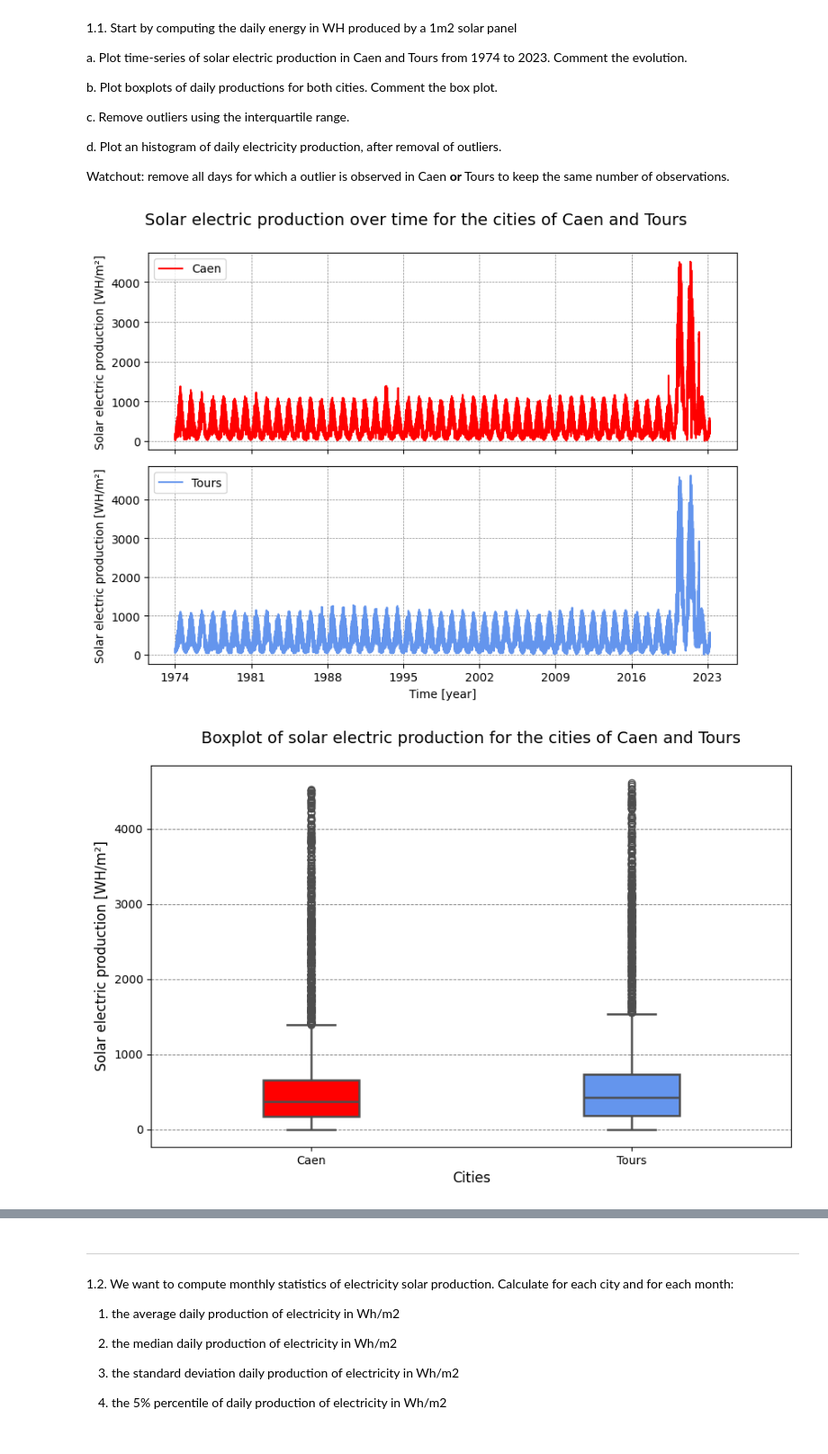
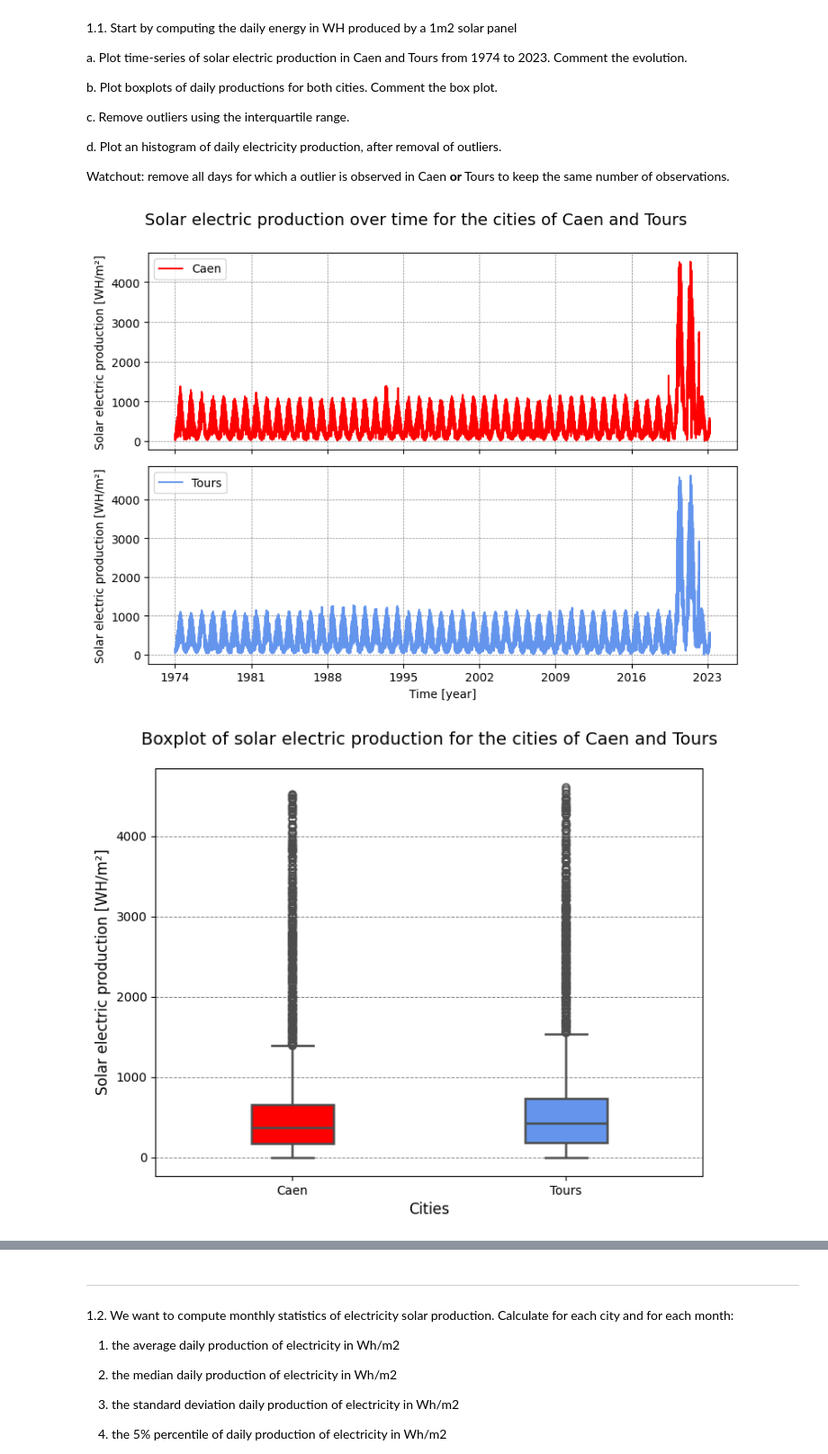
Before and after one commit to Mathis003/LEPL1109-Hackathons, a Jupyter notebook: Hackathon1.ipynb, the cells around one changed output, grey strips where cells are left out. Shown at 90% size. Cells and saved outputs as stored; diff of their text form; code cells hidden in the pictures.

```diff
--- a/Hackathon1.ipynb
+++ b/Hackathon1.ipynb
@@ -79,7 +79,7 @@ from matplotlib.dates import YearLocator, DateFormatter
 from matplotlib.lines import Line2D
 from matplotlib import pyplot as plt
 from IPython.display import HTML
-from scipy.stats import gamma, norm, f, t, wilcoxon, linregress
+import scipy.stats as sc
 import numpy as np
 import pandas as pd
 import seaborn as sns
@@ -114,7 +114,7 @@ def plot_prod(df):
 
 def plot_hist_prod(df):
 
-    _, (ax1, ax2) = plt.subplots(2, 1, figsize=(10, 8), sharex=True)
+    _, (ax1, ax2) = plt.subplots(2, 1, figsize=(8, 6), sharex=True)
 
     ax1.hist(df['Caen'], bins=35, density=True, alpha=0.8, color=RED, label='Caen')
     ax1.set_ylabel('Probability', fontsize=12)
@@ -129,7 +129,7 @@ def plot_hist_prod(df):
     for ax in (ax1, ax2):
         ax.grid('x', color='gray', linestyle='--', linewidth=0.5)
 
-    plt.suptitle("Solar electric production over time (without outliers) for the cities of Caen and Tours", fontsize=14, y=1)
+    plt.suptitle("Probability as a function of solar electric production graph (without outliers) for the cities of Caen and Tours", fontsize=14, y=1)
 
     plt.tight_layout()
     plt.show()
@@ -137,7 +137,7 @@ def plot_hist_prod(df):
 
 def plot_boxplot_daily_prod(df, outliers):
 
-    plt.figure(figsize=(10, 6))
+    plt.figure(figsize=(8, 6))
 
     boxplot = sns.boxplot(data=df[['Caen', 'Tours']], orient='v', palette=[RED, BLUE], width=0.3, linewidth=1.8, saturation=100)
 
@@ -163,31 +163,31 @@ def get_outliers_mask(data):
     lower_bound = Q1 - 1.5 * IQR
     upper_bound = Q3 + 1.5 * IQR
     mask = (data >= lower_bound) & (data <= upper_bound)
     return mask
 
 
 datas = pd.read_csv('Radiation.csv')
 
 df = pd.DataFrame(datas)
 df['date_formated'] = pd.to_datetime(df['DATE'], format='%Y%m%d')
 df['month'] = df['date_formated'].dt.month
 df['year'] = df['date_formated'].dt.year
 df.drop(['Unnamed: 0'], axis=1, inplace=True) # Remove useless column
 
 P_cr = 0.18
 f_perf = 0.75
 
 df['Caen'] *= 24 * P_cr * f_perf
 df['Tours'] *= 24 * P_cr * f_perf
 
 plot_prod(df)
 plot_boxplot_daily_prod(df, True)
 
 # Remove the lines (from the dataframe) where there is at least one outlier (into 'Caen' column or 'Tours' column or both)
 df = df[get_outliers_mask(df['Caen']) & get_outliers_mask(df['Tours'])]
 
 plot_boxplot_daily_prod(df, False)
 plot_hist_prod(df)
 # %% [output]
 [figure]
-[figure, old version]
+[figure, new version]
```
Also changed, not shown: parts of 4 cells of this notebook.
